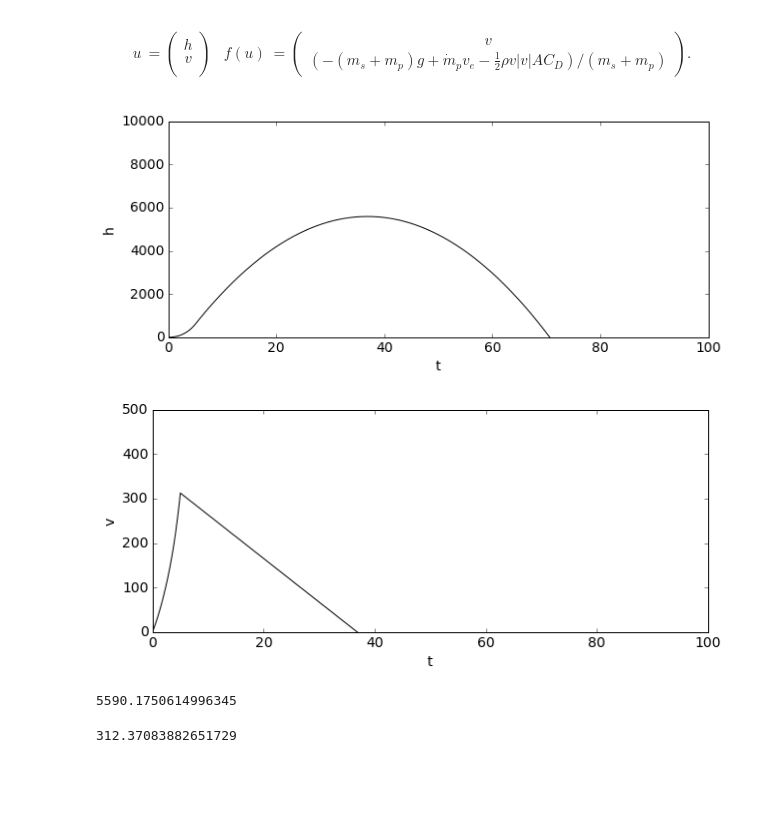
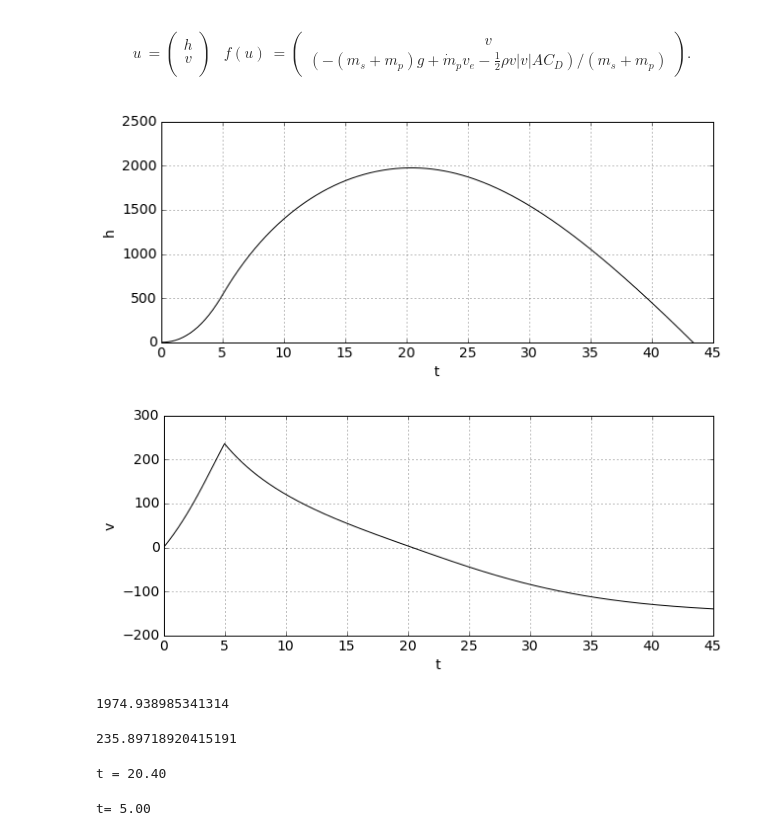
Before and after one commit to jiangtianliu/MAE6286, a Jupyter notebook: Homework_01_maxvalue.ipynb, the cells around one changed output. Saved outputs shown, nothing was run; the diff lists cells and outputs as text; code cells hidden in the pictures; blank space fills up the shorter version.

```diff
--- a/Homework_01_maxvalue.ipynb
+++ b/Homework_01_maxvalue.ipynb
@@ -13,7 +13,7 @@ import math
 from matplotlib import pyplot
 %matplotlib inline
 # %%
-T = 100.0
+T = 45.0
 dt = 0.1 #the timestep
 N = int(T/dt)+1
 t = numpy.arange(0.0, T + 0.1, 0.1)
@@ -64,32 +64,46 @@ m_p = m_p0 - t*mp
 # %%
 #time-loop using Euler's method
 for n in range(1, N):
-    u = u + dt*numpy.array([u[1], (-(m_s + m_p[n])*g + mp[n]*v_e - 0.5*rho*v[n]*abs(v[n])*A*C_D)/(m_s + m_p[n])])
+    u = u + dt*numpy.array([u[1], (-(m_s + m_p[n])*g + mp[n]*v_e - 0.5*rho*u[1]*abs(u[1])*A*C_D)/(m_s + m_p[n])])
     h[n] = u[0]
     v[n] = u[1]
 # %%
 pyplot.figure(figsize=(10,4))   #set plot size
-pyplot.ylim(0,10000)             #y-axis plot limits
+pyplot.grid(True)
+pyplot.ylim(0,2500)             #y-axis plot limits
 pyplot.tick_params(axis='both', labelsize=14) #increase font size for ticks
 pyplot.xlabel('t', fontsize=14) #x label
 pyplot.ylabel('h', fontsize=14) #y label
 pyplot.plot(t,h, 'k-');
 # %% [output]
-[figure, old version]
+[figure, new version]
 # %%
 pyplot.figure(figsize=(10,4))   #set plot size
-pyplot.ylim(0,500)             #y-axis plot limits
+pyplot.grid(True)
+pyplot.ylim(-200,300)             #y-axis plot limits
 pyplot.tick_params(axis='both', labelsize=14) #increase font size for ticks
 pyplot.xlabel('t', fontsize=14) #x label
 pyplot.ylabel('v', fontsize=14) #y label
 pyplot.plot(t,v, 'k-');
 # %% [output]
-[figure, old version]
+[figure, new version]
 # %%
 max(h)
 # %% [output]
-5590.1750614996345
+1974.938985341314
 # %%
 max(v)
 # %% [output]
-312.37083882651729
+235.89718920415191
+# %%
+for n in range(N):
+    if h[n] == max(h):
+        print("t = %.*f" % (2,dt*n))
+# %% [output]
+t = 20.40
+# %%
+for n in range(N):
+    if v[n] == max(v):
+        print("t= %.*f" % (2,dt*n))
+# %% [output]
+t= 5.00
```
Also changed, not shown: parts of 2 cells of this notebook.
